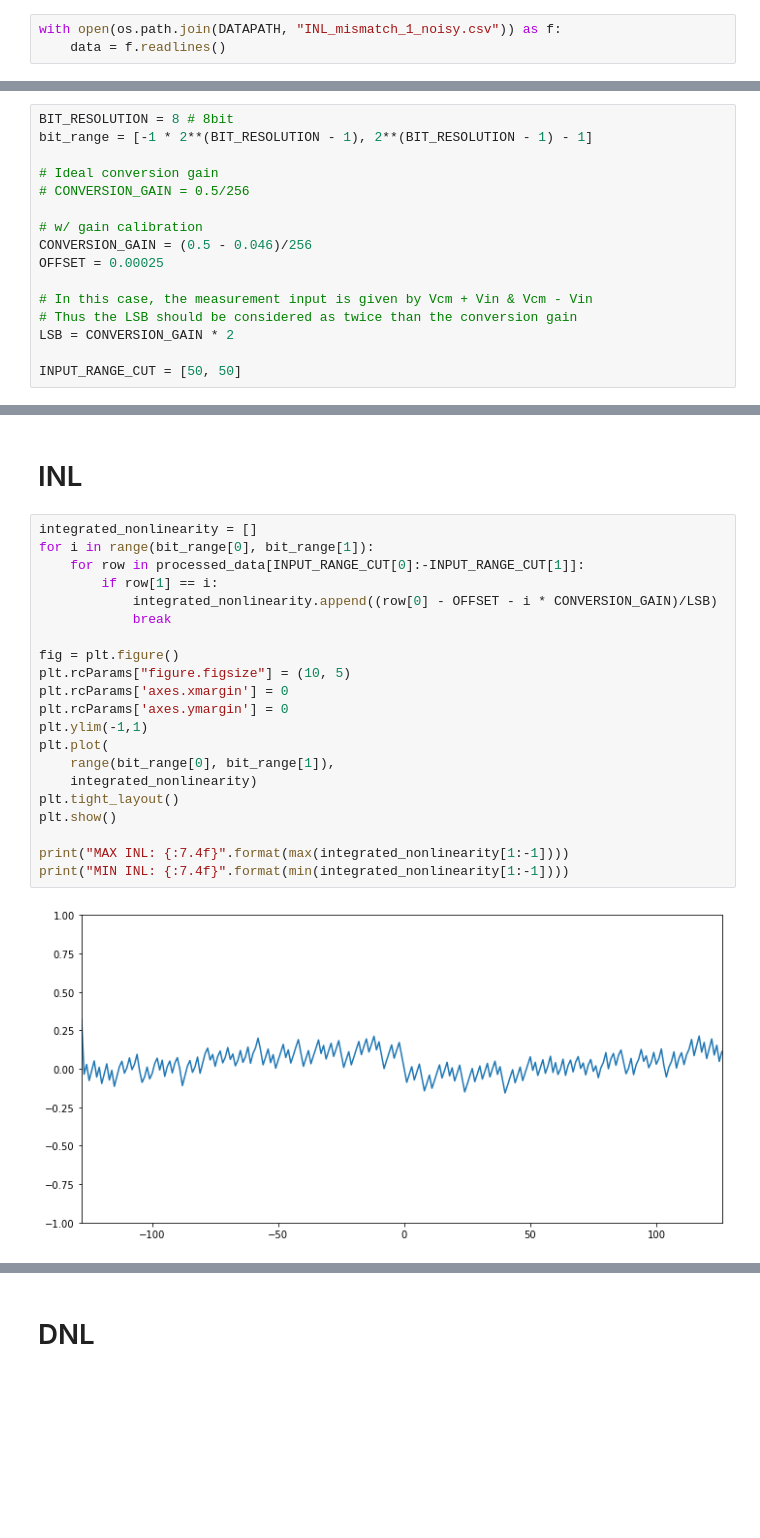
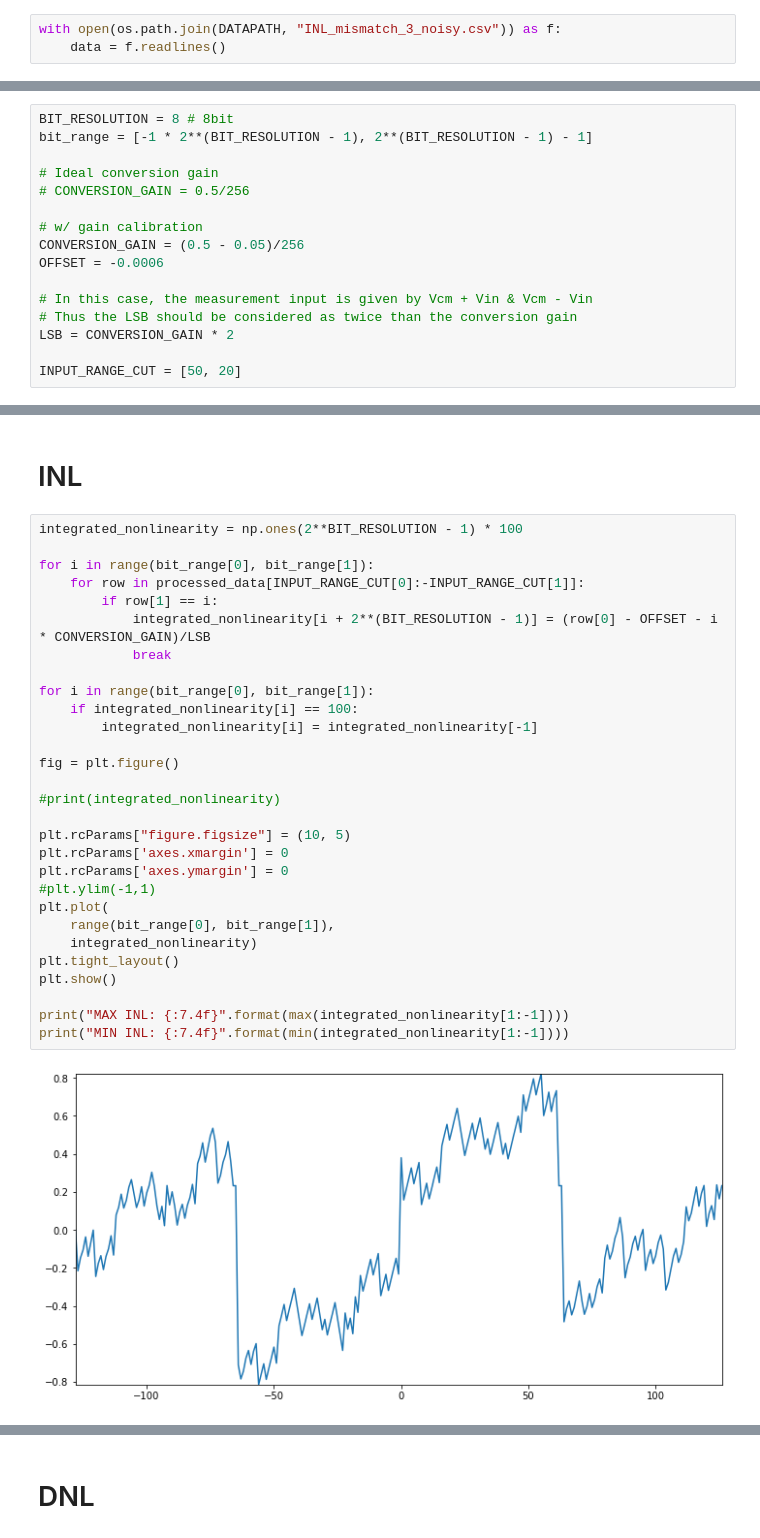
Before and after one commit to delight457/circuit_measurements, a Jupyter notebook: nonlinearity_curves.ipynb, the cells around one changed output, grey strips where cells are left out. Cells and saved outputs as stored; diff of their text form; blank space fills up the shorter version.

```diff
--- a/nonlinearity_curves.ipynb
+++ b/nonlinearity_curves.ipynb
@@ -15,5 +15,5 @@ print(os.listdir(DATAPATH))
 # %%
-with open(os.path.join(DATAPATH, "INL_mismatch_1_noisy.csv")) as f:
+with open(os.path.join(DATAPATH, "INL_mismatch_3_noisy.csv")) as f:
     data = f.readlines()
 # %% [markdown]
 # Conversion curve
@@ -25,14 +25,14 @@ bit_range = [-1 * 2**(BIT_RESOLUTION - 1), 2**(BIT_RESOLUTION - 1) - 1]
 # CONVERSION_GAIN = 0.5/256
 
 # w/ gain calibration
-CONVERSION_GAIN = (0.5 - 0.046)/256
-OFFSET = 0.00025
+CONVERSION_GAIN = (0.5 - 0.05)/256
+OFFSET = -0.0006
 
 # In this case, the measurement input is given by Vcm + Vin & Vcm - Vin
 # Thus the LSB should be considered as twice than the conversion gain
 LSB = CONVERSION_GAIN * 2
 
-INPUT_RANGE_CUT = [50, 50]
+INPUT_RANGE_CUT = [50, 20]
 # %%
 processed_data = np.zeros(shape=(len(data) - 1, 2))
 
@@ -57,25 +57,33 @@ Input peak-2-peak range:  0.90
 # %% [markdown]
 # INL
 # %%
-integrated_nonlinearity = []
+integrated_nonlinearity = np.ones(2**BIT_RESOLUTION - 1) * 100
+
 for i in range(bit_range[0], bit_range[1]):
     for row in processed_data[INPUT_RANGE_CUT[0]:-INPUT_RANGE_CUT[1]]:
         if row[1] == i:
-            integrated_nonlinearity.append((row[0] - OFFSET - i * CONVERSION_GAIN)/LSB)
+            integrated_nonlinearity[i + 2**(BIT_RESOLUTION - 1)] = (row[0] - OFFSET - i * CONVERSION_GAIN)/LSB
             break
 
+for i in range(bit_range[0], bit_range[1]):
+    if integrated_nonlinearity[i] == 100:
+        integrated_nonlinearity[i] = integrated_nonlinearity[-1]
+
 fig = plt.figure()
+
+#print(integrated_nonlinearity)
+
 plt.rcParams["figure.figsize"] = (10, 5)
 plt.rcParams['axes.xmargin'] = 0
 plt.rcParams['axes.ymargin'] = 0
-plt.ylim(-1,1)
+#plt.ylim(-1,1)
 plt.plot(
     range(bit_range[0], bit_range[1]),
     integrated_nonlinearity)
 plt.tight_layout()
 plt.show()
 
 print("MAX INL: {:7.4f}".format(max(integrated_nonlinearity[1:-1])))
 print("MIN INL: {:7.4f}".format(min(integrated_nonlinearity[1:-1])))
 # %% [output]
-[figure, old version]
+[figure, new version]
```
Also changed, not shown: parts of 4 cells of this notebook, 2 other files.
